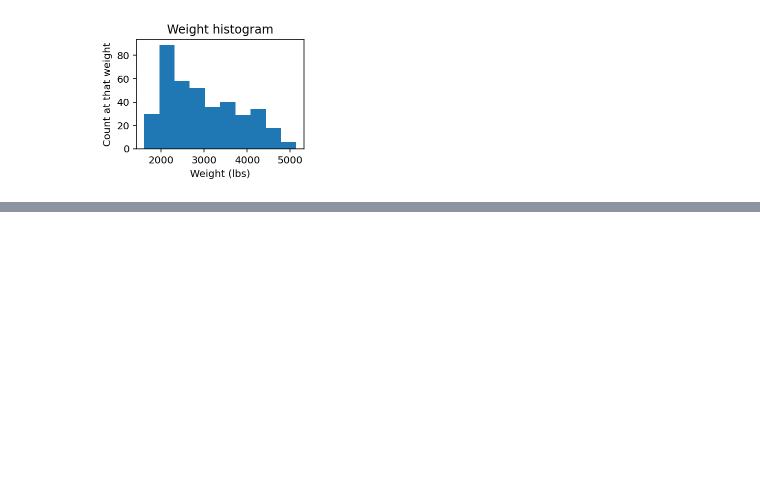
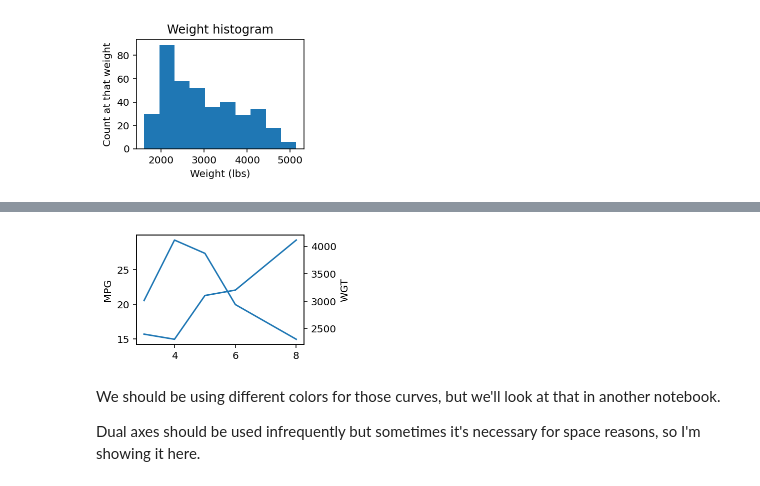
Before and after one commit to parrt/msds593, a Jupyter notebook: notebooks/matplotlib-cookbook.ipynb, the cells around one changed output, grey strips where cells are left out. Cells and saved outputs as stored; diff of their text form; code cells hidden in the pictures; blank space fills up the shorter version.

```diff
--- a/notebooks/matplotlib-cookbook.ipynb
+++ b/notebooks/matplotlib-cookbook.ipynb
@@ -32,6 +32,8 @@ CYL
 6    19.973494
 8    14.963107
 Name: MPG, dtype: float64
+# %%
+avg_wgt = df_cars.groupby('CYL').mean()['WGT'] # do the same for average weight
 # %%
 # Get average miles per gallon for each car with the same weight
 avg_mpg_per_wgt = df_cars.groupby('WGT').mean()['MPG']
@@ -199,0 +206,14 @@ plt.show()
+# %%
+fig, ax = plt.subplots(figsize=(3,2))  # make one subplot (ax) on the figure
+ax_wgt = ax.twinx()
+ax.plot(cyl, avg_mpg)
+ax_wgt.plot(cyl, avg_wgt)
+ax.set_ylabel("MPG")
+ax_wgt.set_ylabel("WGT")
+plt.show()
+# %% [output]
+[figure, added]
+# %% [markdown]
+We should be using different colors for those curves, but we'll look at that in another notebook.
+
+Dual axes should be used infrequently but sometimes it's necessary for space reasons, so I'm showing it here.
```
Also changed, not shown: parts of 6 cells of this notebook, 2 other files.
